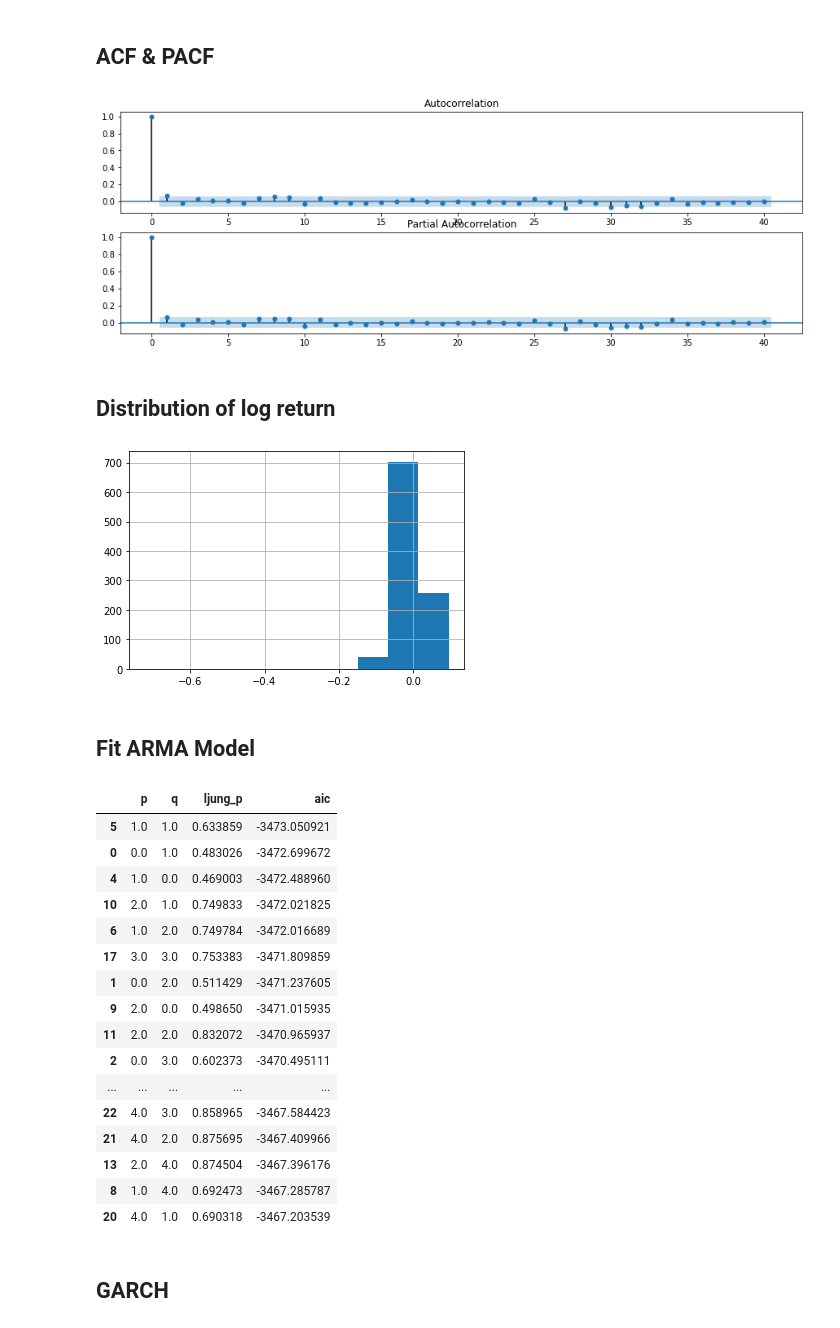
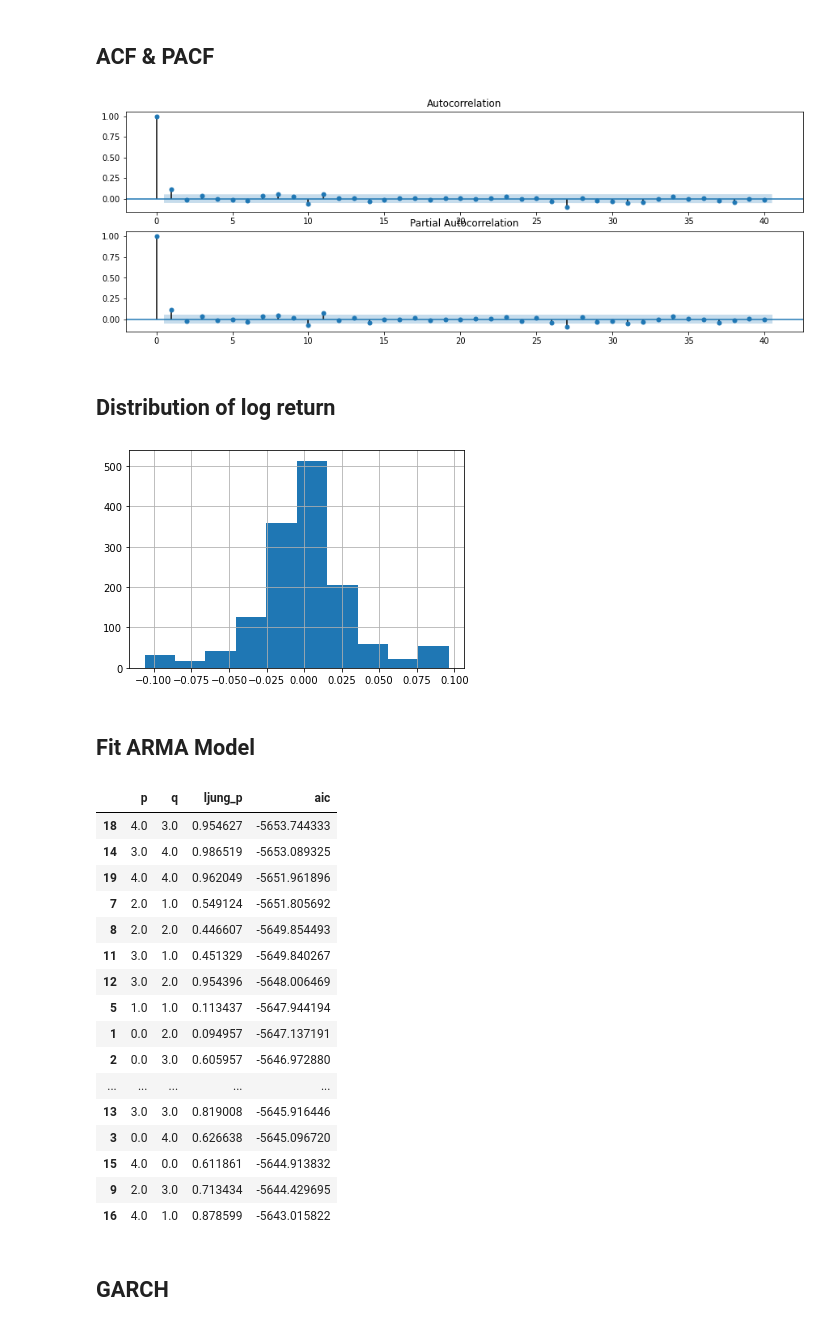
Before and after one commit to oscarko318/MSBD5006, a Jupyter notebook: 002302.ipynb, the cells around one changed output. Drawn from its saved outputs; the diff is of its cells as text; code cells hidden in the pictures.

```diff
--- a/002302.ipynb
+++ b/002302.ipynb
@@ -15,7 +15,7 @@ def test_stationarity(timeseries):
         dfoutput['Critical Value (%s)'%key] = value
     print(dfoutput)  # p<0.05, Stationary
 # %%
-ten_stocks_close = pd.read_csv('Top 10 stocks.csv')
+ten_stocks_close = pd.read_csv('close_df.csv')
 # %%
 pool = ["600094.XSHG",
         "600160.XSHG",
@@ -91,63 +91,67 @@ fig = sm.graphics.tsa.plot_acf(log_rtn, lags=40, ax=ax1)
 ax2 = fig.add_subplot(212)
 fig = sm.graphics.tsa.plot_pacf(log_rtn, lags=40, ax=ax2)
 # %% [output]
-[figure, old version]
+[figure, new version]
 # %% [markdown]
 ## Distribution of log return
 # %%
 log_rtn.hist()
 plt.show()
 # %% [output]
-[figure, old version]
+[figure, new version]
 # %% [markdown]
 ## Fit ARMA Model
 # %%
 import pandas as pd
 import itertools
 import warnings
 warnings.filterwarnings("ignore")
 
 from statsmodels.tsa.arima_model import ARIMA
 
 p = range(5)
 q = range(5)
 
 combinations = list(itertools.product(p, q))
 combinations = combinations[1:] # Drop (0,0)
 def train_ARMA(param):
-    p = param[0]
-    q = param[1]
-    model = ARIMA(log_rtn, order=(p,0,q))
+        p = param[0]
+        q = param[1]
+        model = ARIMA(log_rtn, order=(p,0,q))
 
-    model_fit = model.fit(disp=0)
+        model_fit = model.fit(disp=0)
 
-    ljung_p = sm.stats.acorr_ljungbox(model_fit.resid, lags=[12], return_df=True).values[0][1]
-    aic = model_fit.aic
-    return {'p': p, 'q': q, 'ljung_p': ljung_p, 'aic': aic}
+        ljung_p = sm.stats.acorr_ljungbox(model_fit.resid, lags=[12-p-q], return_df=True).values[0][1]
+        aic = model_fit.aic
+        return {'p': p, 'q': q, 'ljung_p': ljung_p, 'aic': aic}
+
 
 results = pd.DataFrame(columns=['p', 'q', 'ljung_p', 'aic'])
 for pq in combinations:
-    results = results.append(train_ARMA(pq), ignore_index=True)
+    try:
+        results = results.append(train_ARMA(pq), ignore_index=True)
+    except:
+        continue
 
 results[results['ljung_p']>=0.05].sort_values(by=['aic'])
 # %% [output]
 |  | p | q | ljung_p | aic |
-| 5 | 1.0 | 1.0 | 0.633859 | -3473.050921 |
-| 0 | 0.0 | 1.0 | 0.483026 | -3472.699672 |
-| 4 | 1.0 | 0.0 | 0.469003 | -3472.488960 |
-| 10 | 2.0 | 1.0 | 0.749833 | -3472.021825 |
-| 6 | 1.0 | 2.0 | 0.749784 | -3472.016689 |
-| 17 | 3.0 | 3.0 | 0.753383 | -3471.809859 |
-| 1 | 0.0 | 2.0 | 0.511429 | -3471.237605 |
-| 9 | 2.0 | 0.0 | 0.498650 | -3471.015935 |
-| 11 | 2.0 | 2.0 | 0.832072 | -3470.965937 |
-| 2 | 0.0 | 3.0 | 0.602373 | -3470.495111 |
+| 18 | 4.0 | 3.0 | 0.954627 | -5653.744333 |
+| 14 | 3.0 | 4.0 | 0.986519 | -5653.089325 |
+| 19 | 4.0 | 4.0 | 0.962049 | -5651.961896 |
+| 7 | 2.0 | 1.0 | 0.549124 | -5651.805692 |
+| 8 | 2.0 | 2.0 | 0.446607 | -5649.854493 |
+| 11 | 3.0 | 1.0 | 0.451329 | -5649.840267 |
+| 12 | 3.0 | 2.0 | 0.954396 | -5648.006469 |
+| 5 | 1.0 | 1.0 | 0.113437 | -5647.944194 |
+| 1 | 0.0 | 2.0 | 0.094957 | -5647.137191 |
+| 2 | 0.0 | 3.0 | 0.605957 | -5646.972880 |
 | ... | ... | ... | ... | ... |
-| 22 | 4.0 | 3.0 | 0.858965 | -3467.584423 |
-| 21 | 4.0 | 2.0 | 0.875695 | -3467.409966 |
-| 13 | 2.0 | 4.0 | 0.874504 | -3467.396176 |
-| 8 | 1.0 | 4.0 | 0.692473 | -3467.285787 |
-| 20 | 4.0 | 1.0 | 0.690318 | -3467.203539 |
+| 13 | 3.0 | 3.0 | 0.819008 | -5645.916446 |
+| 3 | 0.0 | 4.0 | 0.626638 | -5645.096720 |
+| 15 | 4.0 | 0.0 | 0.611861 | -5644.913832 |
+| 9 | 2.0 | 3.0 | 0.713434 | -5644.429695 |
+| 16 | 4.0 | 1.0 | 0.878599 | -5643.015822 |
 # %% [markdown]
 ## GARCH
 # %%
```
Also changed, not shown: parts of 10 cells of this notebook, 10 other files.
